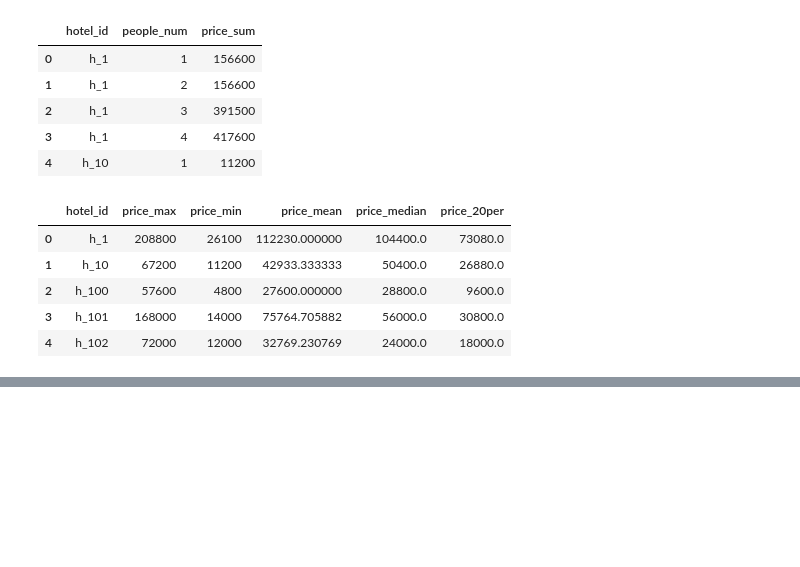
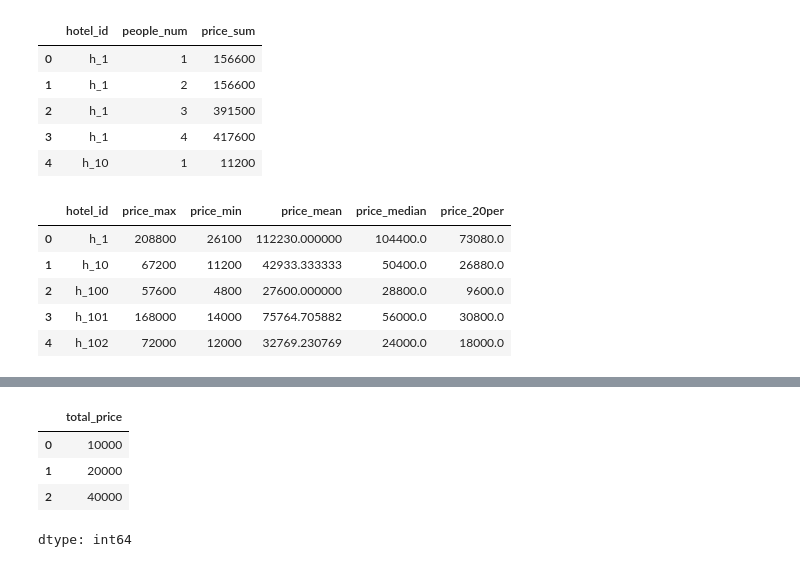
Before and after one commit to shake345/pre_treatment, a Jupyter notebook: pre_treatment.ipynb, the cells around one changed output, grey strips where cells are left out. Cells and saved outputs as stored; diff of their text form; code cells hidden in the pictures; blank space fills up the shorter version.

```diff
--- a/pre_treatment.ipynb
+++ b/pre_treatment.ipynb
@@ -119,0 +133,9 @@ result_value.head()
+# %%
+# 最頻値の算出
+reserve_tb['total_price'].round(-3).mode()
+# %% [output]
+|  | total_price |
+| 0 | 10000 |
+| 1 | 20000 |
+| 2 | 40000 |
+dtype: int64
```
Also changed, not shown: parts of 3 cells of this notebook.
